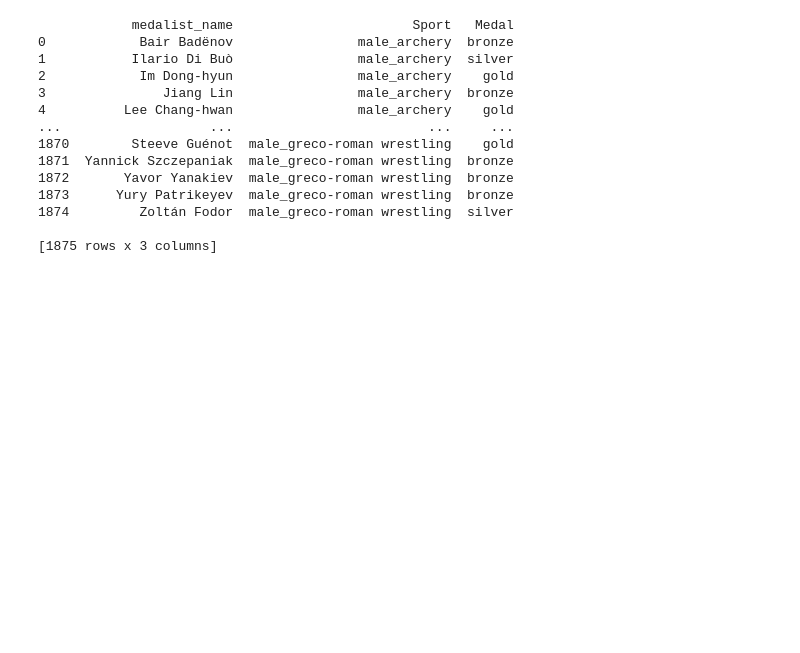
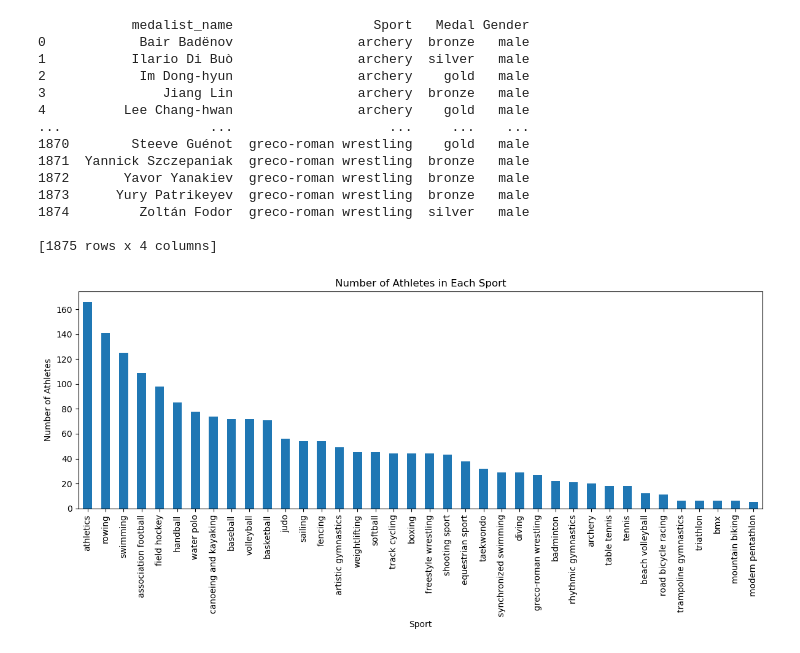
Before and after one commit to rburkman777/Burkman-Data-Science-Portfolio, a Jupyter notebook: TidyData-Project/notes.ipynb, the cells around one changed output. Cells and saved outputs as stored; diff of their text form; code cells hidden in the pictures; blank space fills up the shorter version.

```diff
--- a/TidyData-Project/notes.ipynb
+++ b/TidyData-Project/notes.ipynb
@@ -12,22 +12,76 @@ df_melted = pd.melt(df, id_vars=['medalist_name'],
                              var_name='Sport', value_name='Medal')
 
 
 df_melted = df_melted.dropna(subset=['Medal'])
 df_melted = df_melted.reset_index(drop=True)
 
+df_melted[['Gender', 'Sport']] = df_melted['Sport'].str.split('_', n=1, expand=True)
+
+
 print(df_melted)
+
+sport_counts = df_melted['Sport'].value_counts()
+
+import matplotlib.pyplot as plt
+
+plt.figure(figsize=(12, 6))
+sport_counts.plot(kind='bar')
+
+plt.title('Number of Athletes in Each Sport')
+plt.xlabel('Sport')
+plt.ylabel('Number of Athletes')
+
+plt.xticks(rotation=90)  # rotate labels so they fit
+plt.tight_layout()
+
+plt.show()
+
+gender_counts = df_melted['Gender'].value_counts()
+print(gender_counts)
+
+plt.figure(figsize=(14, 6))
+sport_counts.plot(kind='bar', color='skyblue')
+
+plt.title('Number of Athletes in Each Sport')
+plt.xlabel('Sport')
+plt.ylabel('Number of Athletes')
+
+plt.xticks(rotation=75)
+plt.tight_layout()
+plt.show()
+
+gender_sport_counts = df_melted.groupby(['Sport', 'Gender']).size().unstack(fill_value=0)
+
+gender_sport_counts.plot(kind='bar', figsize=(14, 6))
+plt.title('Male vs Female Participation by Sport')
+plt.xticks(rotation=75)
+plt.tight_layout()
+plt.show()
+
+
+pivot_table = pd.pivot_table(
+    df_melted,
+    index='Sport',
+    columns='Gender',
+    values='Medal',
+    aggfunc='count',
+    fill_value=0
+)
+
+print(pivot_table)
 # %% [output]
-            medalist_name                       Sport   Medal
-0            Bair Badënov                male_archery  bronze
-1           Ilario Di Buò                male_archery  silver
-2            Im Dong-hyun                male_archery    gold
-3               Jiang Lin                male_archery  bronze
-4          Lee Chang-hwan                male_archery    gold
-...                   ...                         ...     ...
-1870        Steeve Guénot  male_greco-roman wrestling    gold
-1871  Yannick Szczepaniak  male_greco-roman wrestling  bronze
-1872       Yavor Yanakiev  male_greco-roman wrestling  bronze
-1873      Yury Patrikeyev  male_greco-roman wrestling  bronze
-1874         Zoltán Fodor  male_greco-roman wrestling  silver
+            medalist_name                  Sport   Medal Gender
+0            Bair Badënov                archery  bronze   male
+1           Ilario Di Buò                archery  silver   male
+2            Im Dong-hyun                archery    gold   male
+3               Jiang Lin                archery  bronze   male
+4          Lee Chang-hwan                archery    gold   male
+...                   ...                    ...     ...    ...
+1870        Steeve Guénot  greco-roman wrestling    gold   male
+1871  Yannick Szczepaniak  greco-roman wrestling  bronze   male
+1872       Yavor Yanakiev  greco-roman wrestling  bronze   male
+1873      Yury Patrikeyev  greco-roman wrestling  bronze   male
+1874         Zoltán Fodor  greco-roman wrestling  silver   male
 
-[1875 rows x 3 columns]
+[1875 rows x 4 columns]
+[figure, added]
```
Also changed, not shown: parts of 1 cell of this notebook, 1 other file.
